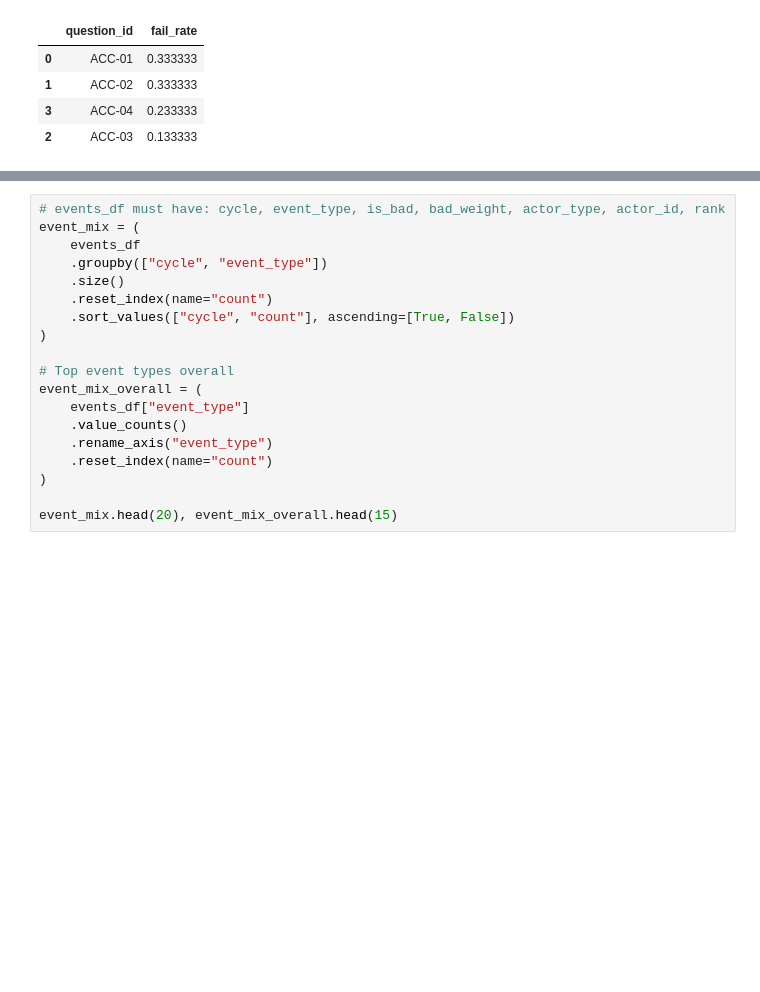
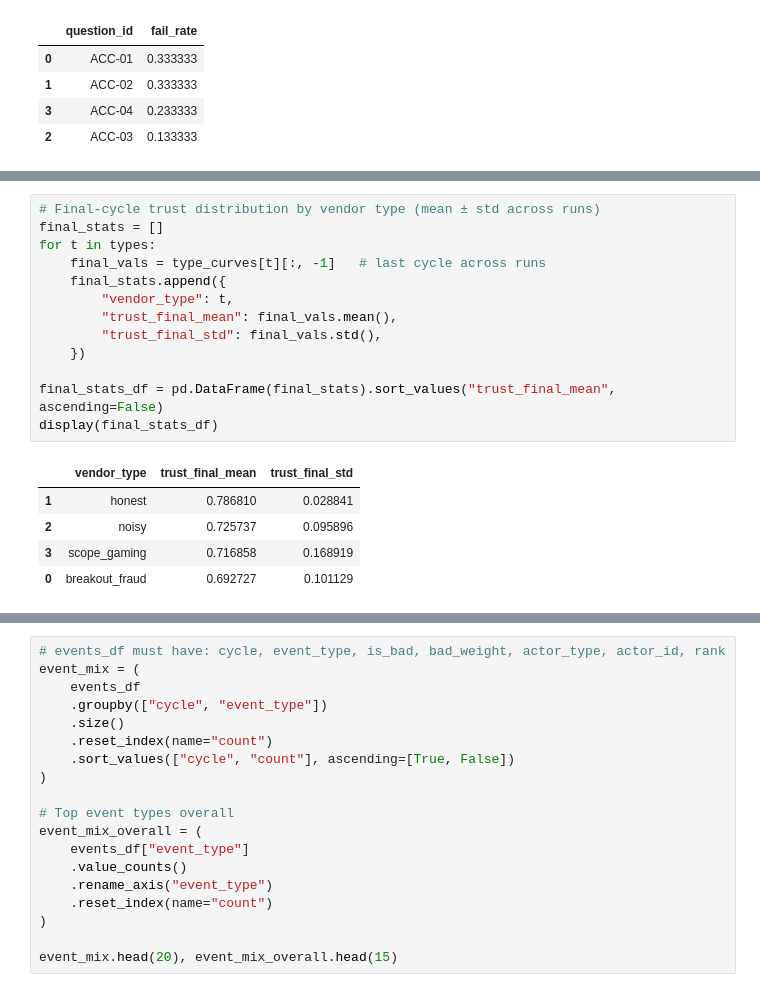
Before and after one commit to blessedgem/CommunityPolicing, a Jupyter notebook: tpra_trust_simulator.ipynb, the cells around one changed output, grey strips where cells are left out. Cells and saved outputs as stored; diff of their text form; blank space fills up the shorter version.

```diff
--- a/tpra_trust_simulator.ipynb
+++ b/tpra_trust_simulator.ipynb
@@ -955,0 +1274,19 @@ Question fail rates (cycle 1):
+# %%
+# Final-cycle trust distribution by vendor type (mean ± std across runs)
+final_stats = []
+for t in types:
+    final_vals = type_curves[t][:, -1]   # last cycle across runs
+    final_stats.append({
+        "vendor_type": t,
+        "trust_final_mean": final_vals.mean(),
+        "trust_final_std": final_vals.std(),
+    })
+
+final_stats_df = pd.DataFrame(final_stats).sort_values("trust_final_mean", ascending=False)
+display(final_stats_df)
+# %% [output]
+|  | vendor_type | trust_final_mean | trust_final_std |
+| 1 | honest | 0.786810 | 0.028841 |
+| 2 | noisy | 0.725737 | 0.095896 |
+| 3 | scope_gaming | 0.716858 | 0.168919 |
+| 0 | breakout_fraud | 0.692727 | 0.101129 |
```
Also changed, not shown: parts of 5 cells of this notebook.
